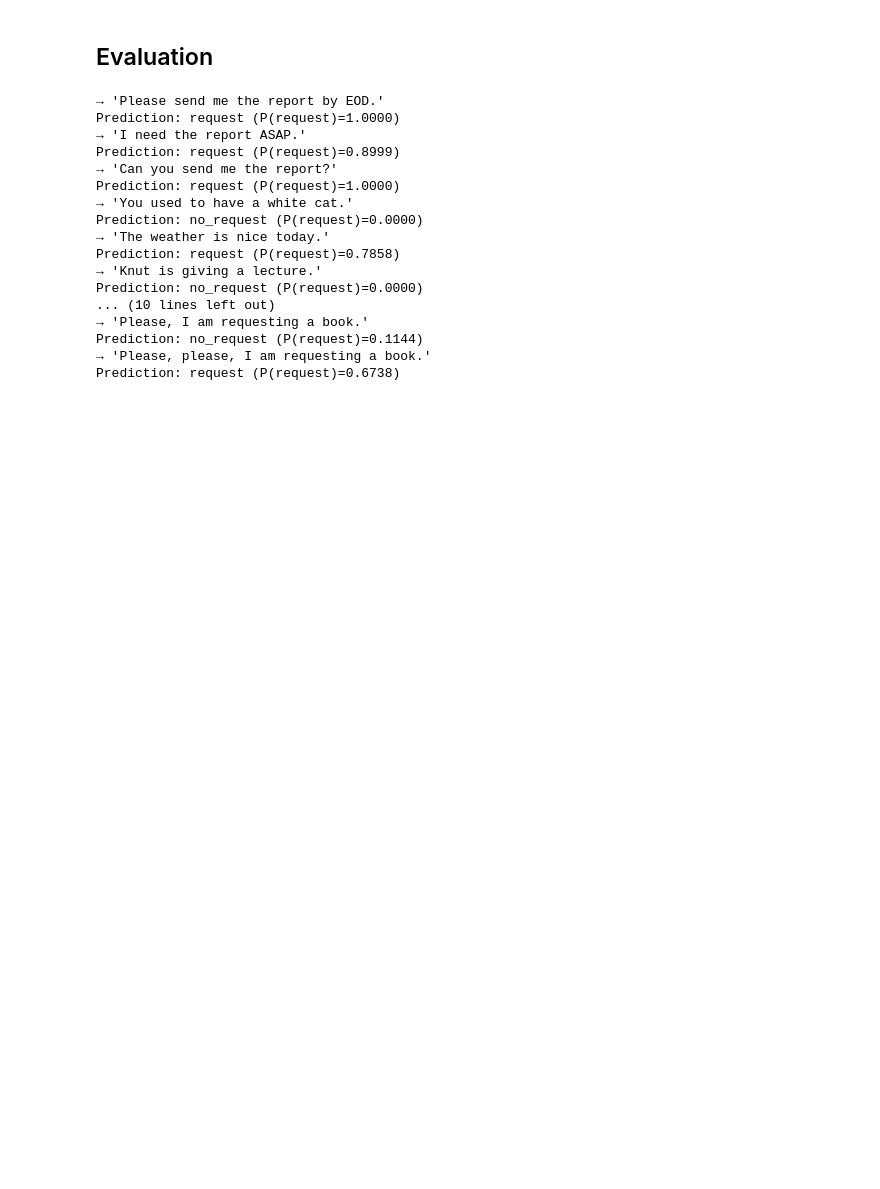
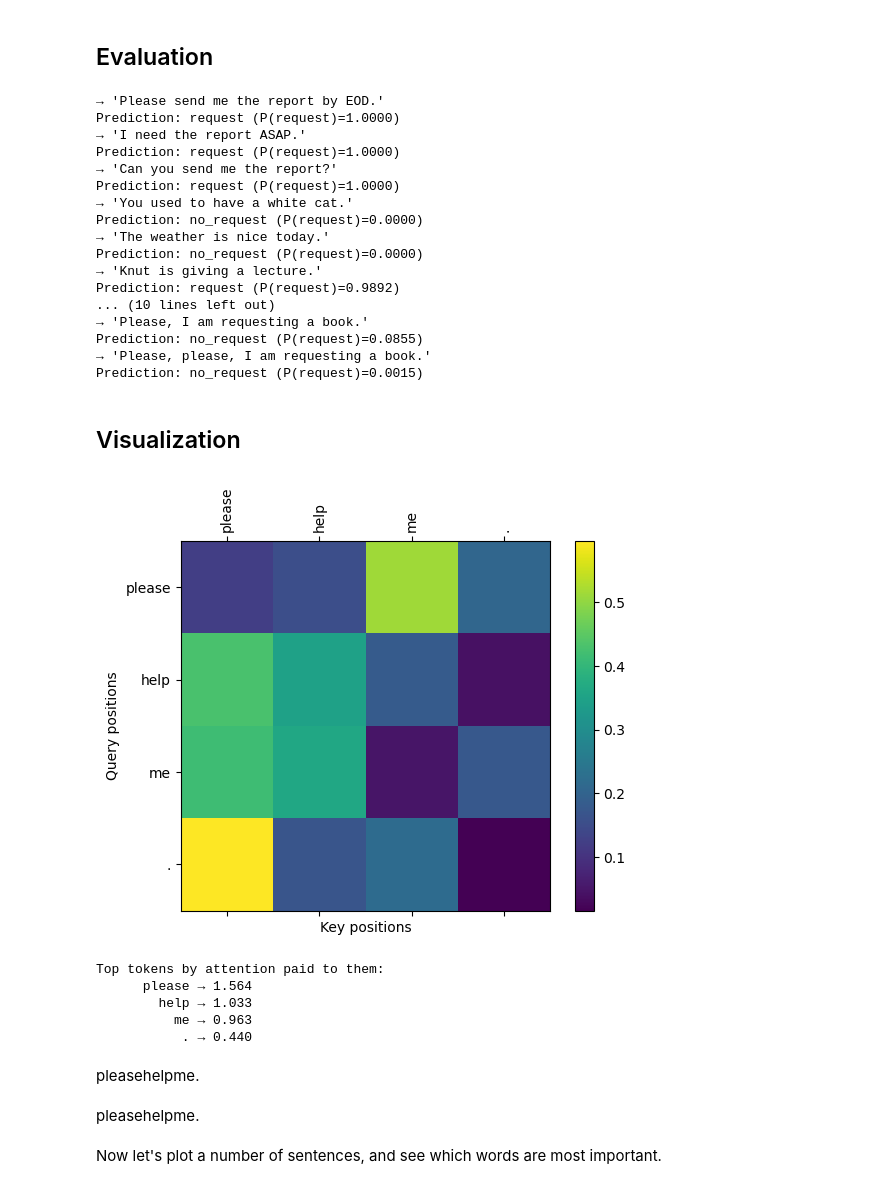
Before and after one commit to Benkendorfer/ErUM_Transformers_Tutorial_2025, a Jupyter notebook: Attention.ipynb, the cells around one changed output. Saved outputs shown, nothing was run; the diff lists cells and outputs as text; code cells hidden in the pictures; blank space fills up the shorter version.

Commit message:
Visualizations

```diff
--- a/Attention.ipynb
+++ b/Attention.ipynb
@@ -106,10 +106,10 @@ import torch.nn as nn
 
 model = attention.RequestClassifier(len(vocab))
 
-opt = torch.optim.Adam(model.parameters(), lr=1e-3)
+opt = torch.optim.Adam(model.parameters(), lr=1e-4)
 loss_fn = nn.CrossEntropyLoss()
 
-epochs = 10
+epochs = 50
 
 for epoch in range(epochs):
     for src, labels, pad_mask in loader:
@@ -186,17 +193,74 @@ for sentence in test_sentences:
 → 'Please send me the report by EOD.'
 Prediction: request (P(request)=1.0000)
 → 'I need the report ASAP.'
-Prediction: request (P(request)=0.8999)
+Prediction: request (P(request)=1.0000)
 → 'Can you send me the report?'
 Prediction: request (P(request)=1.0000)
 → 'You used to have a white cat.'
 Prediction: no_request (P(request)=0.0000)
 → 'The weather is nice today.'
-Prediction: request (P(request)=0.7858)
+Prediction: no_request (P(request)=0.0000)
 → 'Knut is giving a lecture.'
-Prediction: no_request (P(request)=0.0000)
+Prediction: request (P(request)=0.9892)
 ... (10 lines left out)
 → 'Please, I am requesting a book.'
-Prediction: no_request (P(request)=0.1144)
+Prediction: no_request (P(request)=0.0855)
 → 'Please, please, I am requesting a book.'
-Prediction: request (P(request)=0.6738)
+Prediction: no_request (P(request)=0.0015)
+# %% [markdown]
+## Visualization
+# %%
+import matplotlib.pyplot as plt
+import numpy as np
+
+import utility
+importlib.reload(utility)
+
+def plot_attention(tokens, attn: np.ndarray):
+    # tokens: List[str], attn: [S,S] NumPy array
+    fig, ax = plt.subplots()
+    cax = ax.matshow(attn)             # one distinct plot, no seaborn
+    fig.colorbar(cax)
+    ax.set_xticks(range(len(tokens)))
+    ax.set_yticks(range(len(tokens)))
+    ax.set_xticklabels(tokens, rotation=90)
+    ax.set_yticklabels(tokens)
+    plt.xlabel("Key positions"); plt.ylabel("Query positions")
+    plt.show()
+
+
+text = "Please help me."
+tokens = tokenizer(text)
+ids    = torch.tensor([vocab(tokens)], dtype=torch.long)
+padm   = ids == vocab['<pad>']
+
+model.eval()
+with torch.no_grad():
+    logits, attn = model(ids, src_key_padding_mask=padm, return_attn=True)
+    # attn: [1, seq_len, seq_len]  (since single head)
+
+    attn_np = np.asarray(attn[0].detach().cpu().tolist())
+
+plot_attention(tokens, attn_np)
+
+col_importance = [ sum(row[j] for row in attn_np) for j in range(len(tokens)) ]
+
+# pair and sort
+token_scores = zip(tokens, col_importance)
+
+print("Top tokens by attention paid to them:")
+for token, score in token_scores:
+    print(f"  {token:>10} → {score:.3f}")
+
+utility.display_tokens_with_alpha(tokens, col_importance)
+# %% [output]
+[figure, added]
+Top tokens by attention paid to them:
+      please → 1.564
+        help → 1.033
+          me → 0.963
+           . → 0.440
+pleasehelpme.
+pleasehelpme.
+# %% [markdown]
+Now let's plot a number of sentences, and see which words are most important.
```
Also changed, not shown: parts of 2 cells of this notebook, 1 other file.
